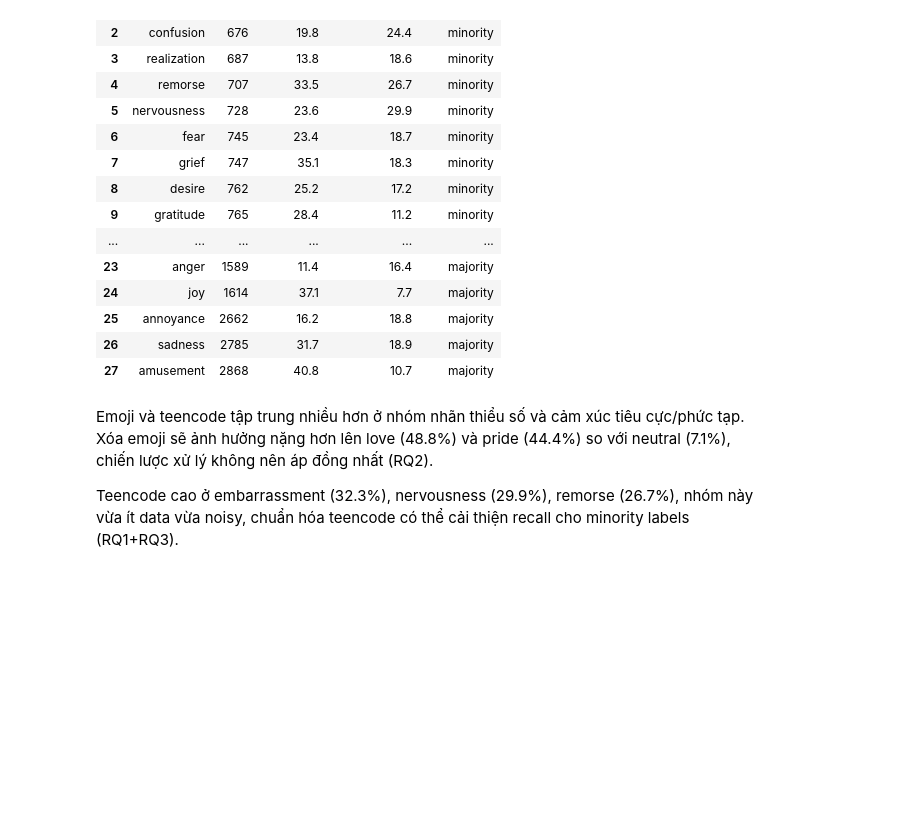
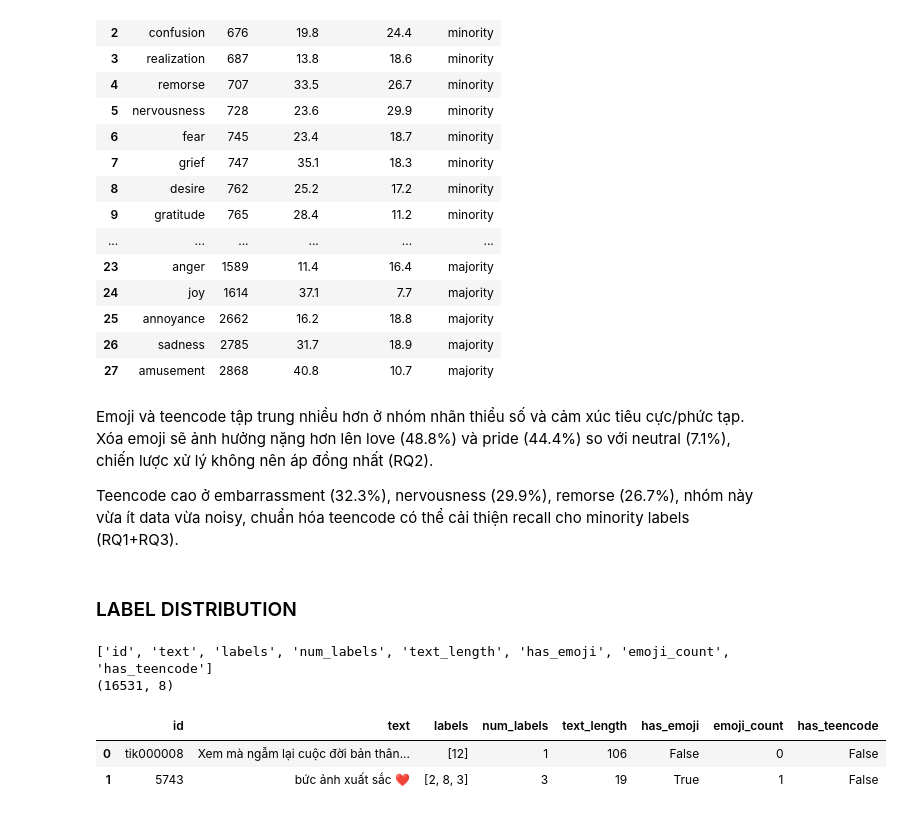
Before and after one commit to PuPuu05/DAP391m-sentiment-vn, a Jupyter notebook: notebooks/01_eda.ipynb, the cells around one changed output. Drawn from its saved outputs; the diff is of its cells as text; code cells hidden in the pictures; blank space fills up the shorter version.

```diff
--- a/notebooks/01_eda.ipynb
+++ b/notebooks/01_eda.ipynb
@@ -299,3 +299,15 @@ q2
 Emoji và teencode tập trung nhiều hơn ở nhóm nhãn thiểu số và cảm xúc tiêu cực/phức tạp. Xóa emoji sẽ ảnh hưởng nặng hơn lên love (48.8%) và pride (44.4%) so với neutral (7.1%), chiến lược xử lý không nên áp đồng nhất (RQ2).
 
 Teencode cao ở embarrassment (32.3%), nervousness (29.9%), remorse (26.7%), nhóm này vừa ít data vừa noisy, chuẩn hóa teencode có thể cải thiện recall cho minority labels (RQ1+RQ3).
+# %% [markdown]
+### LABEL DISTRIBUTION
+# %%
+print(train.columns.tolist())
+print(train.shape)
+train.head(2)
+# %% [output]
+['id', 'text', 'labels', 'num_labels', 'text_length', 'has_emoji', 'emoji_count', 'has_teencode']
+(16531, 8)
+|  | id | text | labels | num_labels | text_length | has_emoji | emoji_count | has_teencode |
+| 0 | tik000008 | Xem mà ngẫm lại cuộc đời bản thân... | [12] | 1 | 106 | False | 0 | False |
+| 1 | 5743 | bức ảnh xuất sắc ❤️ | [2, 8, 3] | 3 | 19 | True | 1 | False |
```
Also changed, not shown: parts of 2 cells of this notebook, 10 other files.
